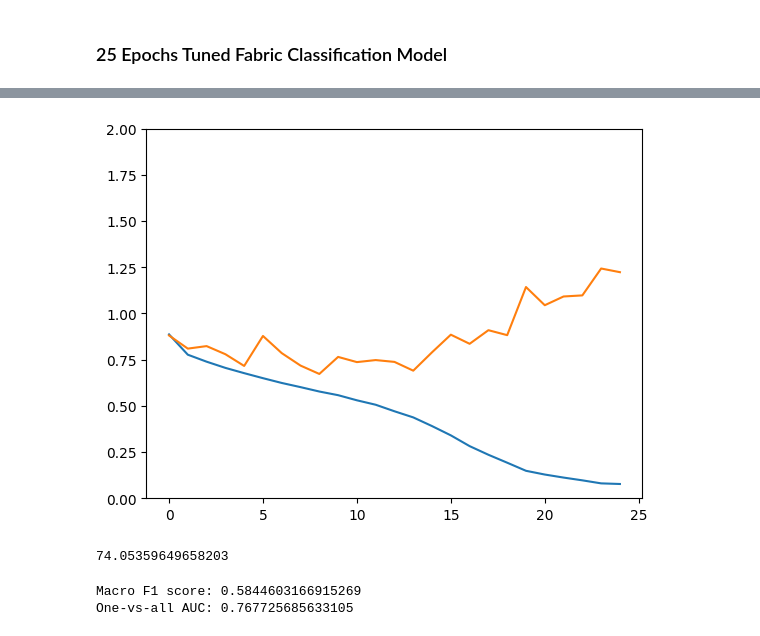
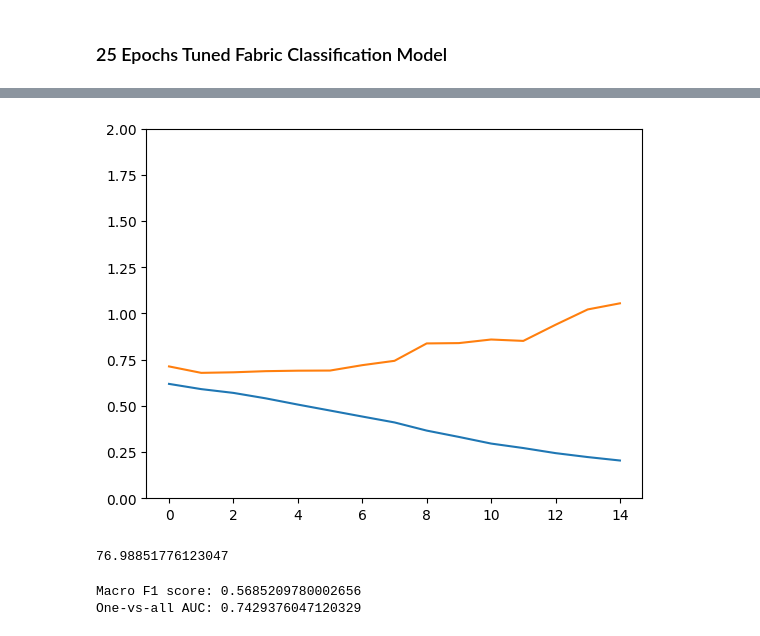
Before and after one commit to marynwangwu/Fashion-Attribute-Detection, a Jupyter notebook: models/classification_model_fabric.ipynb, the cells around one changed output, grey strips where cells are left out. Drawn from its saved outputs; the diff is of its cells as text; code cells hidden in the pictures.

```diff
--- a/models/classification_model_fabric.ipynb
+++ b/models/classification_model_fabric.ipynb
@@ -524,7 +524,7 @@ efficientnetv2_dataset = {'train': FashionDataset(full_train_data,'/vast/amr1021
 efficientnetv2_dataloader = {x: DataLoader(efficientnetv2_dataset[x], batch_size=bs,
                         shuffle=True, num_workers=0) for x in ['train', 'validate', 'test']}
 # %%
-efficientnetv2_model_fabric = EfficientNetV2().to(device)
+efficientnetv2_model_fabric = torch.load('fabric_classification_model_efficientnetv2.pth')
 criterion = nn.CrossEntropyLoss()
 optimizer = optim.Adam(efficientnetv2_model_fabric.parameters(), lr=0.0001)
 
@@ -532,6 +532,6 @@ efficientnetv2_model_fabric, efficientnetv2_f1_dict, efficientnetv2_loss_dict =
                                                                      efficientnetv2_dataloader,
                                                                      optimizer,
                                                                      loss_fn=criterion,
-                                                                     num_epochs=25,
+                                                                     num_epochs=15,
                                                                      verbose=True)
 # %% [output]
@@ -558,11 +558,11 @@ torch.save(efficientnetv2_model_fabric, 'fabric_classification_model_25_epochs_e
 with open('fabric_classification_model_loss_dict_25_epochs_efficientnetv2.pkl', 'wb') as f:
     pickle.dump(efficientnetv2_loss_dict, f)
 # %%
-plt.plot(np.arange(0,25), efficientnetv2_loss_dict['train'])
-plt.plot(np.arange(0,25), efficientnetv2_loss_dict['validate'])
+plt.plot(np.arange(0,15), efficientnetv2_loss_dict['train'])
+plt.plot(np.arange(0,15), efficientnetv2_loss_dict['validate'])
 plt.ylim(0,2);
 # %% [output]
-[figure, old version]
+[figure, new version]
 # %%
 correct = 0
 total = 0
@@ -579,7 +579,7 @@ for data in efficientnetv2_dataloader['test']:
 test_acc = float(100 * correct / total)
 print(test_acc)
 # %% [output]
-74.05359649658203
+76.98851776123047
 # %%
 efficientnetv2_model_fabric.eval()
 y_true = []
@@ -617,5 +617,5 @@ one_vs_all_auc = np.mean(auc_scores)
 print("Macro F1 score:", macro_f1)
 print("One-vs-all AUC:", one_vs_all_auc)
 # %% [output]
-Macro F1 score: 0.5844603166915269
-One-vs-all AUC: 0.767725685633105
+Macro F1 score: 0.5685209780002656
+One-vs-all AUC: 0.7429376047120329
```
Also changed, not shown: parts of 5 cells of this notebook.
